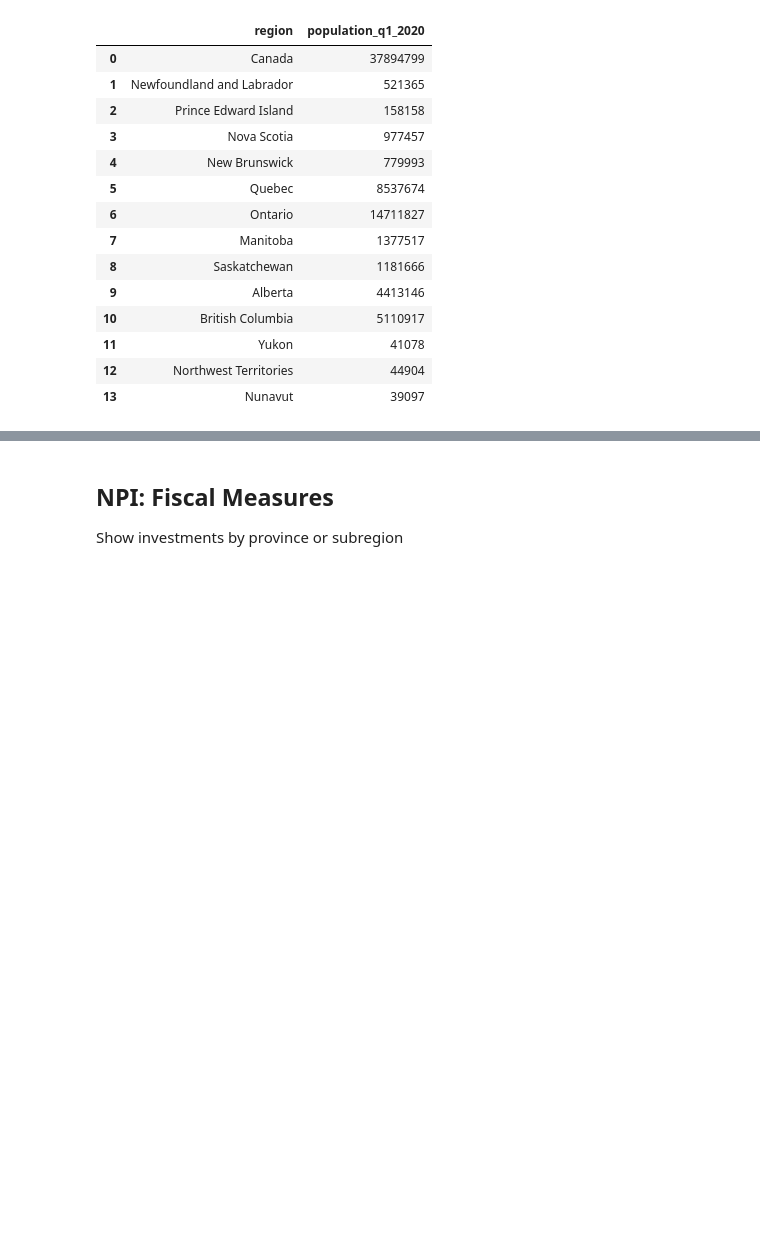
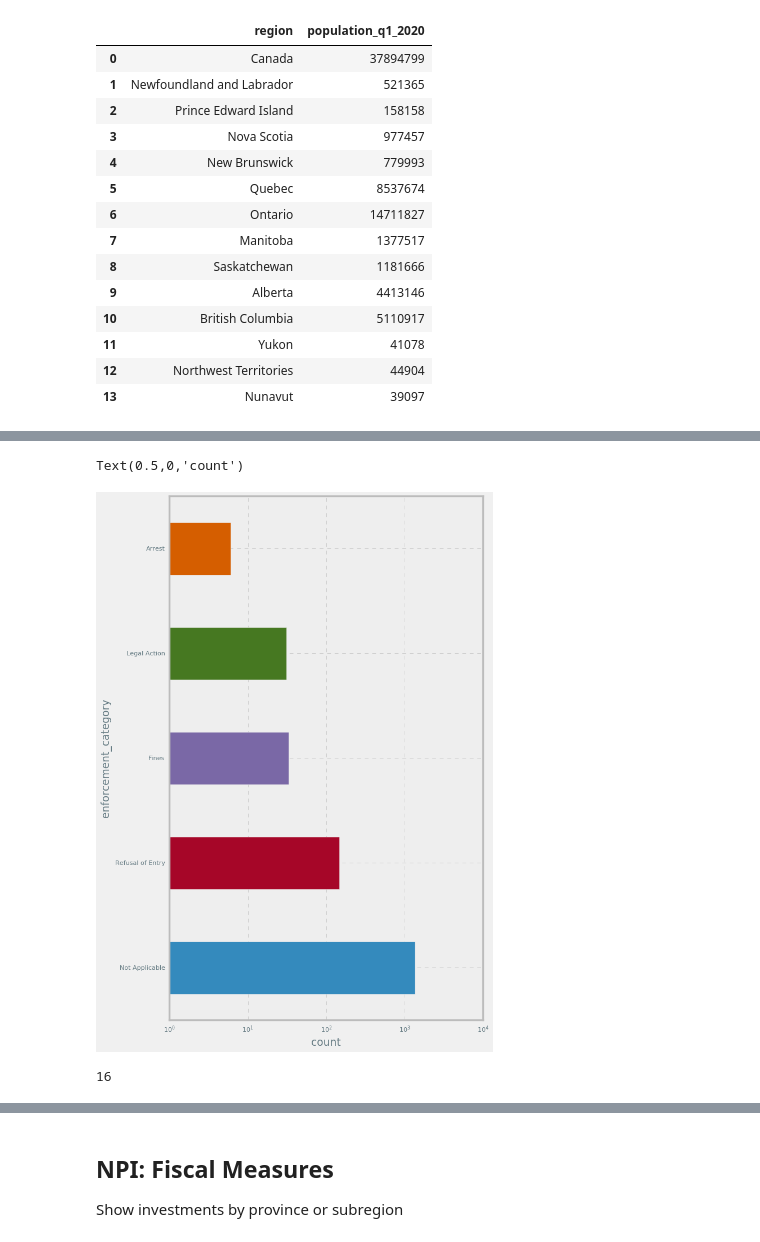
Before and after one commit to jajsmith/COVID19NonPharmaceuticalInterventions, a Jupyter notebook: npi_analysis.ipynb, the cells around one changed output, grey strips where cells are left out. Drawn from its saved outputs; the diff is of its cells as text; code cells hidden in the pictures; blank space fills up the shorter version.

```diff
--- a/npi_analysis.ipynb
+++ b/npi_analysis.ipynb
@@ -39,6 +44,7 @@ stats_columns=[
     'target_population_category.unique',
     'target_population_category (% not "General")',
     'enforcement_category.unique',
+    'oxford_government_response_category.notna',
     'oxford_government_response_category.unique',
     'oxford_fiscal_measure_cad.sum',
     'source_url.unique'
@@ -103,4 +115,6 @@ population_df
 # %%
+# TODO: No longer necessary, but would still like the stats.
+"""
 data_path = './data/'
 csvs = [f for f in listdir(data_path) if isfile(join(data_path, f))]
 stats_df = pd.DataFrame(columns=stats_columns)
@@ -141,6 +155,7 @@ for file in csvs:
         len(df['target_population_category'].unique()),
         df[df['target_population_category'] != 'General'].shape[0] / df.shape[0],
         len(df['enforcement_category'].unique()),
+        df[df['oxford_government_response_category'].notna() == True].count().max(),
         len(df['oxford_government_response_category'].unique()),
         df['oxford_fiscal_measure_cad'].sum(),
         len(df['source_url'].unique()),
@@ -150,4 +165,5 @@ for file in csvs:
 
 full_df = full_df.reindex(columns=columns)
 provinces_df = provinces_df.reindex(columns=columns)
+"""
 # %% [output]
@@ -182,0 +194,10 @@ nb[nb['oxford_fiscal_measure_cad'].notna()][['start_date', 'intervention_summary
+# %%
+full_df.groupby(by="enforcement_category").count().max(axis=1).sort_values(ascending=False).plot.barh(log=True, figsize=(8,14))
+plt.xlabel('count')
+# %% [output]
+Text(0.5,0,'count')
+[figure, added]
+# %%
+len(full_df['target_population_category'].unique())
+# %% [output]
+16
```
Also changed, not shown: parts of 66 cells of this notebook, 2 other files.
